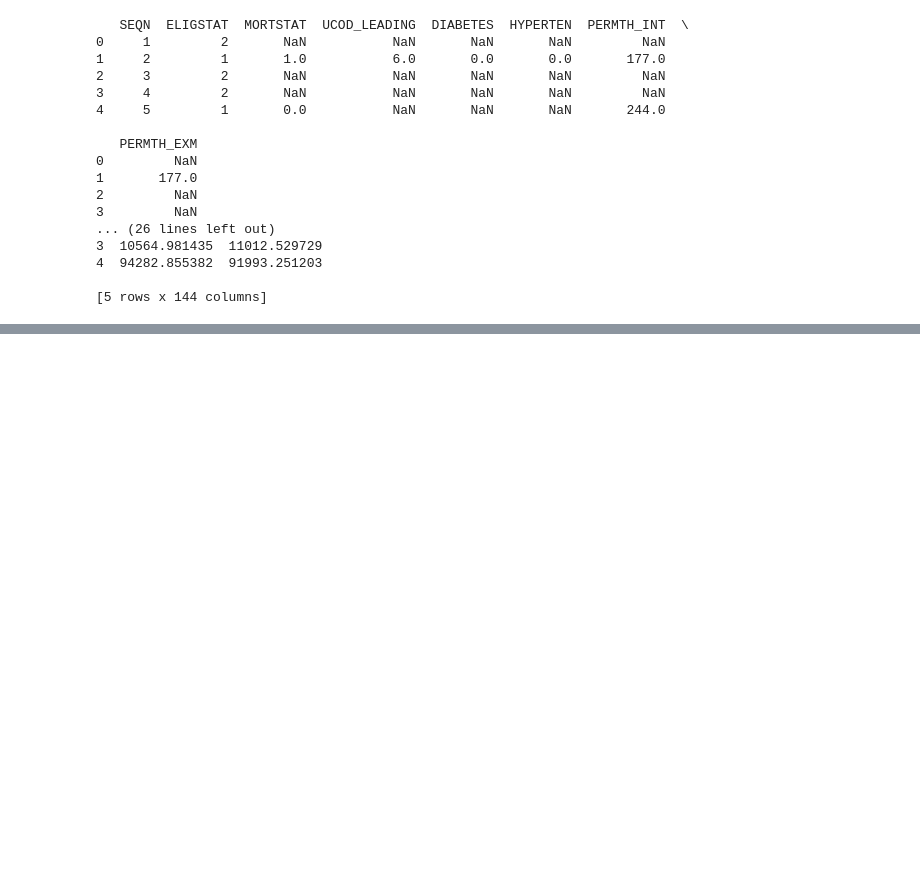
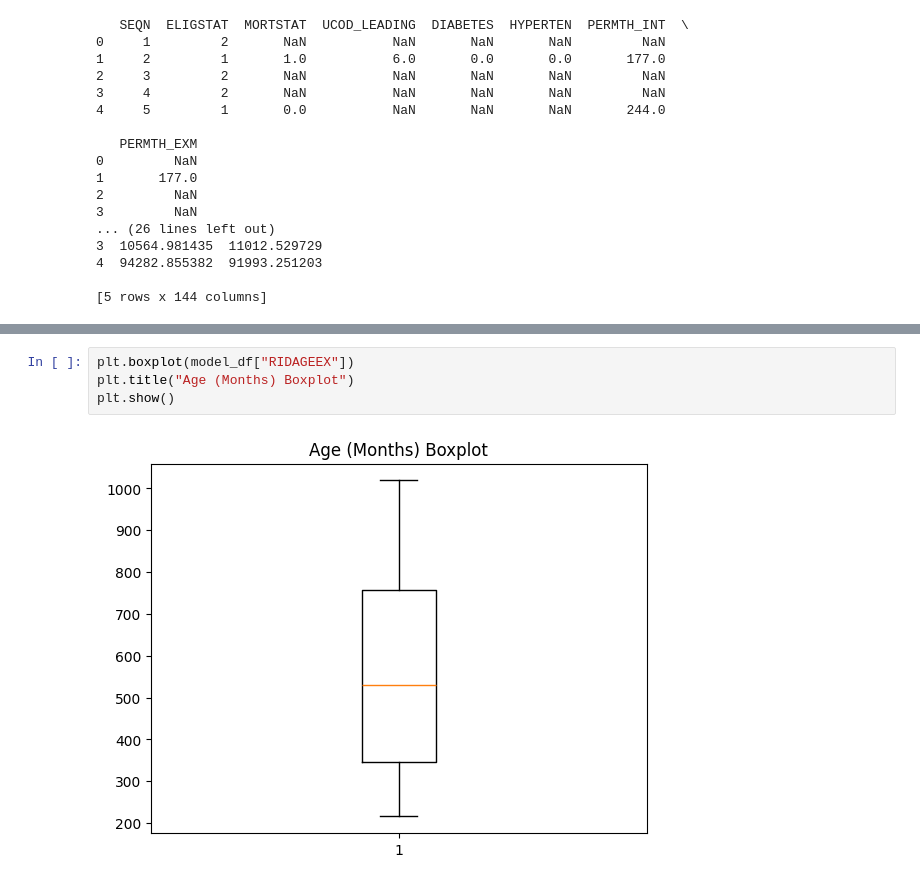
Before and after one commit to dishidhak/DS3021Project1, a Jupyter notebook: DS_3021_Project_1_EDA_and_Wrangling.ipynb, the cells around one changed output, grey strips where cells are left out. Drawn from its saved outputs; the diff is of its cells as text; blank space fills up the shorter version.

```diff
--- a/DS_3021_Project_1_EDA_and_Wrangling.ipynb
+++ b/DS_3021_Project_1_EDA_and_Wrangling.ipynb
@@ -64,0 +294,6 @@ df = gdf.merge(mdf, on="SEQN", how="inner") # Merge mortality and demographics o
+# %%
+plt.boxplot(model_df["RIDAGEEX"])
+plt.title("Age (Months) Boxplot")
+plt.show()
+# %% [output]
+[figure, added]
```
Also changed, not shown: parts of 40 cells of this notebook.
